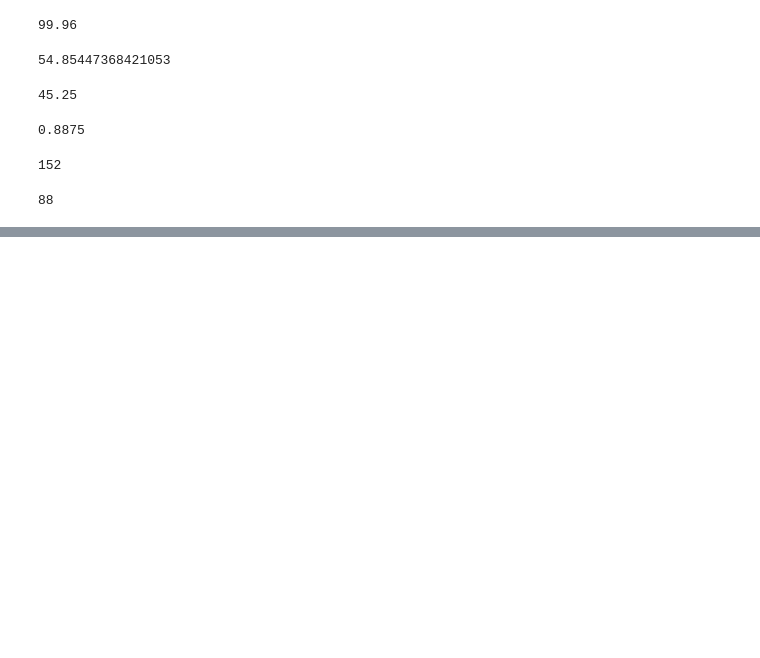
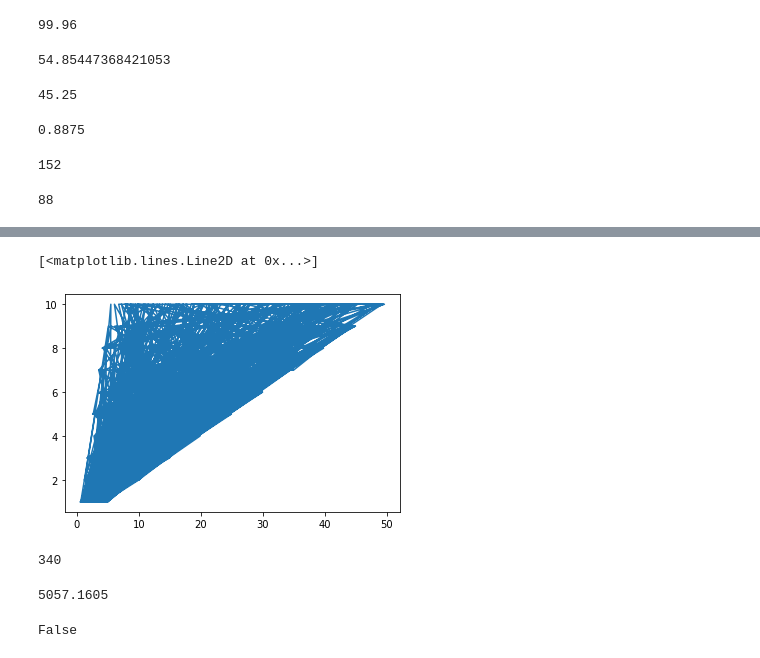
Before and after one commit to Atimangojackline/Business-analytics-with-python, a Jupyter notebook: Supermarket_sale5.ipynb, the cells around one changed output, grey strips where cells are left out. Cells and saved outputs as stored; diff of their text form; code cells hidden in the pictures; blank space fills up the shorter version.

```diff
--- a/Supermarket_sale5.ipynb
+++ b/Supermarket_sale5.ipynb
@@ -222,0 +236,13 @@ df.loc[(df['Productline']=='Electronic and accessories') & (df['Gender']=='Femal
+# %%
+plt.plot(df["Tax"],df["Quantity"])
+# %% [output]
+[<matplotlib.lines.Line2D at 0x...>]
+[figure, added]
+# %%
+df.loc[df['City']=='Yangon'].Tax.count()
+# %% [output]
+340
+# %%
+df.loc[df['City']=='Yangon'].Tax.sum()
+# %% [output]
+5057.1605
@@ -222,0 +253,4 @@ df.loc[(df['Productline']=='Electronic and accessories') & (df['Gender']=='Femal
+# %%
+x>y
+# %% [output]
+False
```
Also changed, not shown: parts of 19 cells of this notebook.
